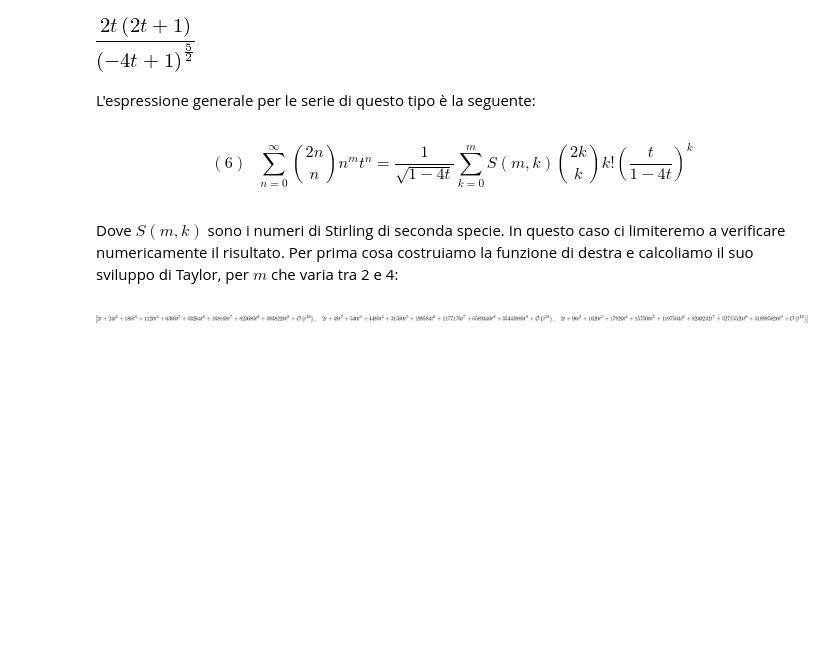
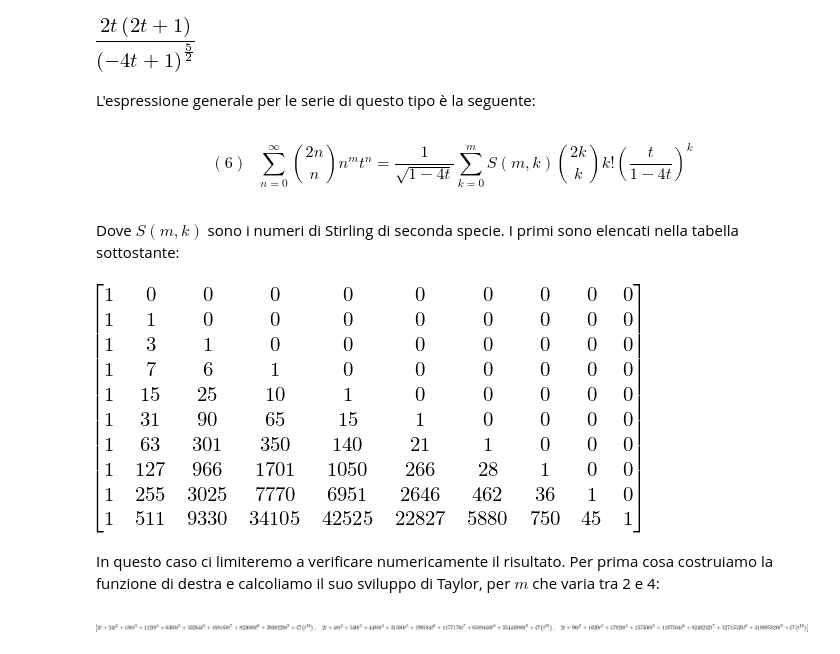
Before and after one commit to irenedini/Progetto-P.A.A., a Jupyter notebook: Untitled.ipynb, the cells around one changed output. Cells and saved outputs as stored; diff of their text form; code cells hidden in the pictures; blank space fills up the shorter version.

```diff
--- a/Untitled.ipynb
+++ b/Untitled.ipynb
@@ -231,7 +250,14 @@ $$
     (6)\ \ \ \sum\limits_{n=0}^{\infty}\binom{2n}{n}n^mt^n = \frac{1}{\sqrt{1-4t}}\sum\limits_{k=0}^mS(m,k)\binom{2k}{k}k!\left(\frac{t}{1-4t}\right)^k
 $$
 <br />
-Dove $S(m,k)$ sono i numeri di Stirling di seconda specie. In questo caso ci limiteremo a verificare numericamente il risultato. Per prima cosa costruiamo la funzione di destra e calcoliamo il suo sviluppo di Taylor, per $m$ che varia tra 2 e 4:
+Dove $S(m,k)$ sono i numeri di Stirling di seconda specie. I primi sono elencati nella tabella sottostante:
+# %%
+stirling_matrix = Matrix(10, 10, lambda i,j: stirling(i+1,j+1))
+stirling_matrix
+# %% [output]
+[figure, added]
+# %% [markdown]
+In questo caso ci limiteremo a verificare numericamente il risultato. Per prima cosa costruiamo la funzione di destra e calcoliamo il suo sviluppo di Taylor, per $m$ che varia tra 2 e 4:
 # %%
 S = IndexedBase('s')
 d = 21
```
Also changed, not shown: parts of 34 cells of this notebook.
